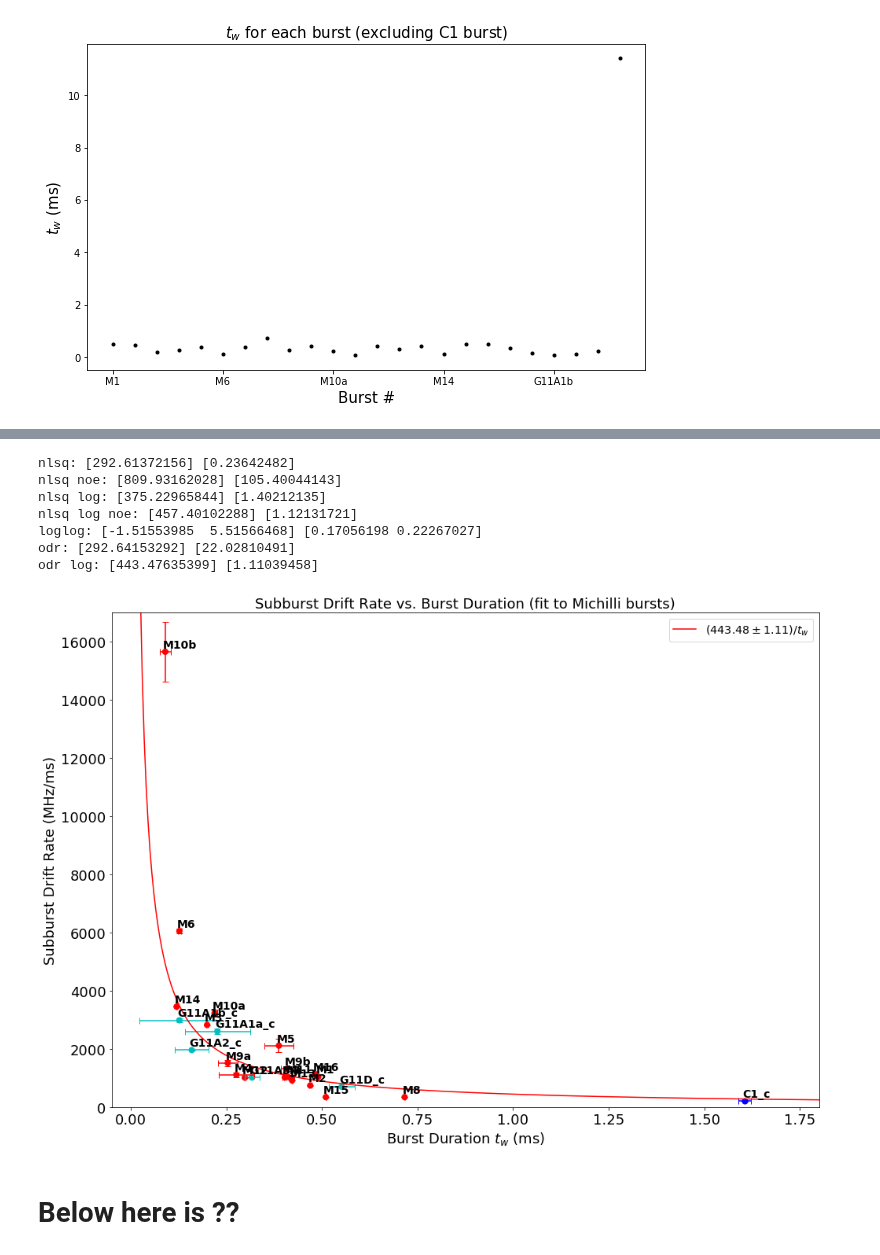
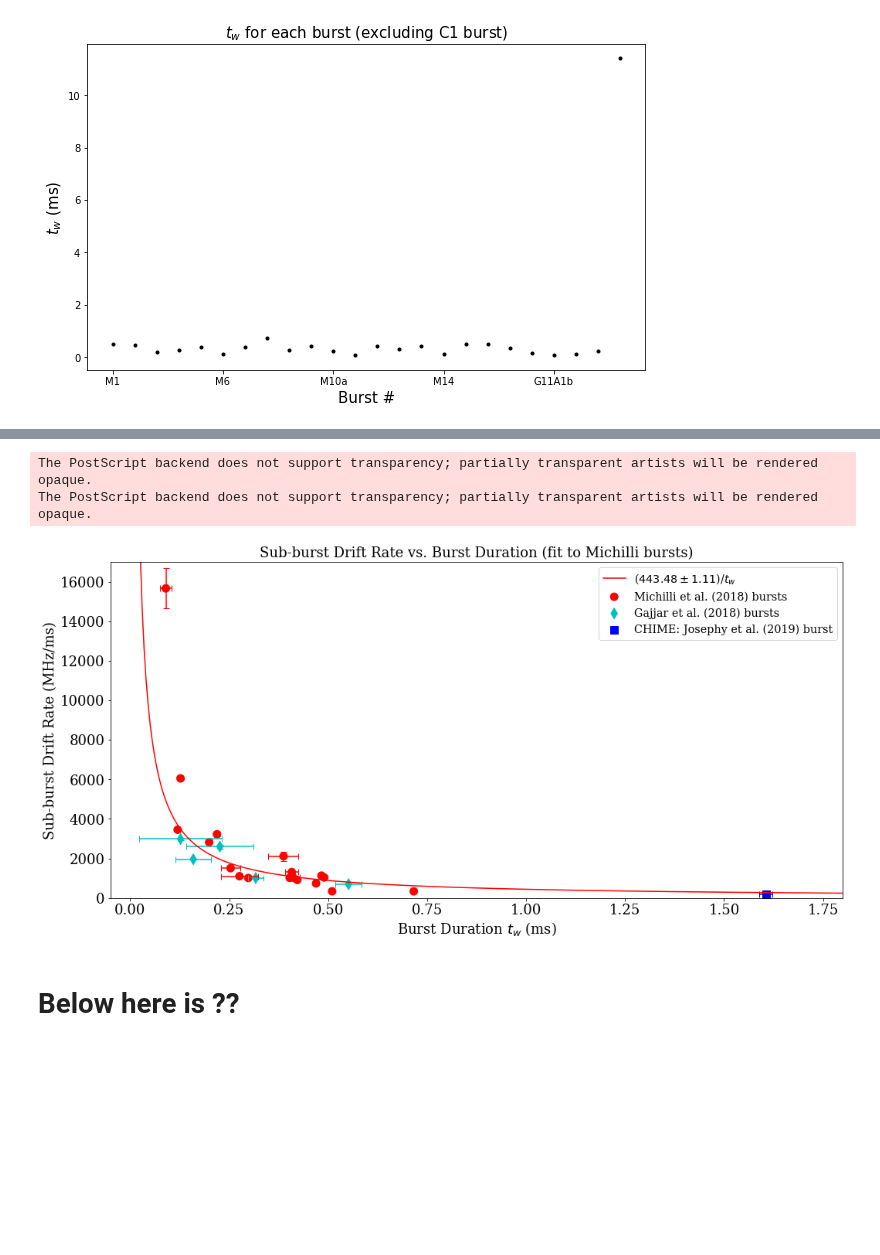
Before and after one commit to mef51/subdriftlaw, a Jupyter notebook: Tobs.ipynb, the cells around one changed output, grey strips where cells are left out. Drawn from its saved outputs; the diff is of its cells as text; code cells hidden in the pictures; blank space fills up the shorter version.

Commit message:
figure 5

```diff
--- a/Tobs.ipynb
+++ b/Tobs.ipynb
@@ -175,26 +165,32 @@ See the caveats in the documentation: https://pandas.pydata.org/pandas-docs/stab
 # %%
 # Gajjar test to michili fit
-mpl.rcParams["errorbar.capsize"] = 4
-markersize = 50
+plt.rcParams["errorbar.capsize"] = 4
+plt.rcParams["font.family"] = "serif"
+
+markersize = 100
 fontsize = 18
 annotsize = 14
 logscale = False
-filename = 'drift_vs_tw_michilli_log.png' if logscale else 'drift_vs_tw_michilli.png'
+filename = 'drift_vs_tw_michilli_log' if logscale else 'drift_vs_tw_michilli'
+figsize = (17, 8)
+# figsize = (14, 10)
 
 ax = michillibursts.plot.scatter(x='tau_w_ms', y='drift_abs',
                                xerr=michillibursts['red_chisq']*michillibursts['tau_w_error'], yerr=michillibursts['red_chisq']*michillibursts['drift error (mhz/ms)'],
-                               figsize=(14, 10), s=markersize, c='color', colorbar=False, fontsize=fontsize, logy=logscale, logx=logscale)
-for k, v in michillibursts.iterrows():
-    ax.annotate(k, (v['tau_w_ms'], v['drift_abs']), xytext=(-3,5), textcoords='offset points', weight='bold', size=annotsize)
+                               figsize=figsize, s=markersize, c='color', colorbar=False, fontsize=fontsize, logy=logscale, logx=logscale, marker='o',
+                               label='Michilli et al. (2018) bursts')
+
+# for k, v in michillibursts.iterrows():
+#     ax.annotate(k, (v['tau_w_ms'], v['drift_abs']), xytext=(-3,5), textcoords='offset points', weight='bold', size=annotsize)
 
 otherbursts.head(5).plot.scatter(ax=ax, x='tau_w_ms_corr', y='drift_corr',
                          xerr=otherbursts['red_chisq']*otherbursts['tau_w_err_corr'], yerr=otherbursts['red_chisq']*otherbursts['drift_err_corr'],
-                         figsize=(14, 10), s=markersize, c='color', colorbar=False)
+                         figsize=figsize, s=markersize, c='color', colorbar=False, marker='d', label='Gajjar et al. (2018) bursts')
 otherbursts.tail(1).plot.scatter(ax=ax, x='tau_w_ms_corr', y='drift_corr',
                          xerr=otherbursts['red_chisq']*otherbursts['tau_w_err_corr'], yerr=otherbursts['red_chisq']*otherbursts['drift_err_corr'],
-                         figsize=(14, 10), s=markersize, c='color', colorbar=False)
-for k, v in otherbursts.iterrows():
-    ax.annotate(k+'_c', (v['tau_w_ms_corr'], v['drift_corr']), xytext=(-3,5), textcoords='offset points', weight='bold', size=annotsize)
+                         figsize=figsize, s=markersize, c='color', colorbar=False, marker='s', label='CHIME: Josephy et al. (2019) burst')
+# for k, v in otherbursts.iterrows():
+#     ax.annotate(k+'_c', (v['tau_w_ms_corr'], v['drift_corr']), xytext=(-3,5), textcoords='offset points', weight='bold', size=annotsize)
 
 if not logscale:
     ax.set_xlim(-0.05, 1.8)
@@ -203,9 +199,9 @@ elif logscale:
     ax.set_xlim(0.05, 2)
     ax.set_ylim(10**2, 10**5/2)
 
-ax.set_title('Subburst Drift Rate vs. Burst Duration (fit to Michilli bursts)', size=fontsize)
+ax.set_title('Sub-burst Drift Rate vs. Burst Duration (fit to Michilli bursts)', size=fontsize)
 ax.set_xlabel('Burst Duration $t_w$ (ms)', size=fontsize)
-ax.set_ylabel('Subburst Drift Rate (MHz/ms)', size=fontsize)
+ax.set_ylabel('Sub-burst Drift Rate (MHz/ms)', size=fontsize)
 
 # NLSQ fit
 fit_sigma = michillibursts['red_chisq']*michillibursts['drift error (mhz/ms)']
@@ -247,50 +243,45 @@ odrfit = odrfitter.run()
 # ODR fit log
 fitdata_log = scipy.odr.RealData(np.log(michillibursts['tau_w_ms']),
                              np.log(michillibursts['drift_abs']),
                              sx=np.log(michillibursts['red_chisq']*michillibursts['tau_w_error']),
                              sy=np.log(michillibursts['red_chisq']*michillibursts['drift error (mhz/ms)']))
 odrfitter_log = scipy.odr.ODR(fitdata_log, fit_model_log, beta0=[500])
 odrfitter_log.set_job(fit_type=0)
 odrfit_log = odrfitter_log.run()
 
-print('nlsq:', popt, perr)
-print('nlsq noe:', popt_noe, perr_noe)
-print('nlsq log:', np.exp(popt_log), np.exp(perr_log))
-print('nlsq log noe:', np.exp(popt_log_noe), np.exp(perr_log_noe))
-print('loglog:', popt_log_log, perr_log_log)
-print('odr:', odrfit.beta, odrfit.sd_beta)
-print('odr log:', np.exp(odrfit_log.beta), np.exp(odrfit_log.sd_beta))
+# print('nlsq:', popt, perr)
+# print('nlsq noe:', popt_noe, perr_noe)
+# print('nlsq log:', np.exp(popt_log), np.exp(perr_log))
+# print('nlsq log noe:', np.exp(popt_log_noe), np.exp(perr_log_noe))
+# print('loglog:', popt_log_log, perr_log_log)
+# print('odr:', odrfit.beta, odrfit.sd_beta)
+# print('odr log:', np.exp(odrfit_log.beta), np.exp(odrfit_log.sd_beta))
 
 ### Plot fits
 x = np.linspace(0, 3, num=600)
 opts  = [popt, popt_noe, np.exp(popt_log), np.exp(popt_log_noe), np.exp(odrfit_log.beta)]
 errs  = [perr, perr_noe, np.exp(perr_log), np.exp(perr_log_noe), np.exp(odrfit_log.sd_beta)]
 names = ['1. nlsq\t\t\t', '2. nlsq no error\t', '3. nlsq log\t\t', '4. nlsq log no error', '']
 ls    = ['k--', 'g--', 'y-', 'g-.', 'r-']
 for opt, err, name, l in zip(opts, errs, names, ls):
     if l not in ['r-']:
         continue
     plt.plot(x, opt[0]/x, l, label='{}(${:.2f} \pm {:.2f}$)'.format(name, opt[0], err[0])+'/$t_w$')
 
 # plt.plot(x, odrfit.beta[0]/x, 'b-', label='6. x and y error \t\t${:.2f} \pm {:.2f}$'.format(odrfit.beta[0], odrfit.sd_beta[0])+'/$t_w$')
 
 # a = np.exp(popt_log_log[1])
 # k = popt_log_log[0]
 # plt.plot(x, a * x**k, 'r-', label='loglog \t\t\t\t\t${:.2f}~t_w^{{{:.2f}}}$'.format(a,k))
 
 plt.legend(fontsize='x-large')
 
-plt.tight_layout()
-plt.savefig(filename)
+# plt.tight_layout()
+for f in ['png', 'pdf', 'eps']: plt.savefig('paper_figures/{}.{}'.format(filename, f))
 # %% [output]
-nlsq: [292.61372156] [0.23642482]
-nlsq noe: [809.93162028] [105.40044143]
-nlsq log: [375.22965844] [1.40212135]
-nlsq log noe: [457.40102288] [1.12131721]
-loglog: [-1.51553985  5.51566468] [0.17056198 0.22267027]
-odr: [292.64153292] [22.02810491]
-odr log: [443.47635399] [1.11039458]
+The PostScript backend does not support transparency; partially transparent artists will be rendered opaque.
+The PostScript backend does not support transparency; partially transparent artists will be rendered opaque.
-[figure, old version]
+[figure, new version]
 # %% [markdown]
 Below here is ??
 ====
```
Also changed, not shown: parts of 1 cell of this notebook, 4 other files.
